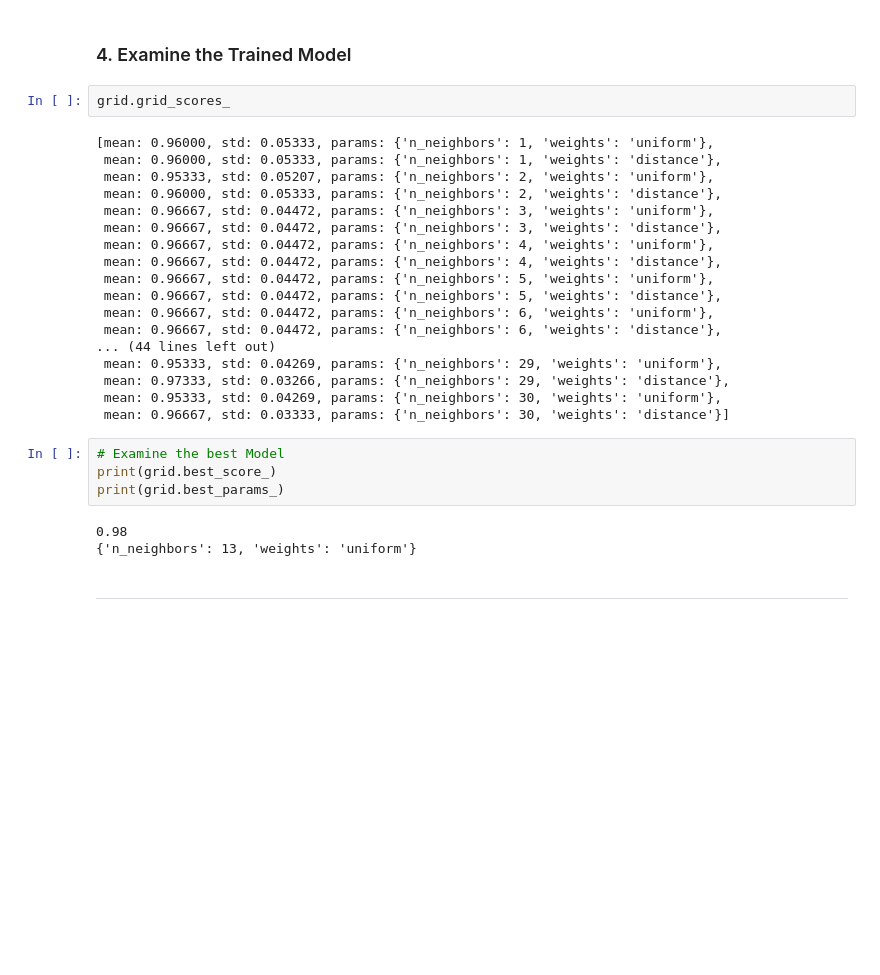
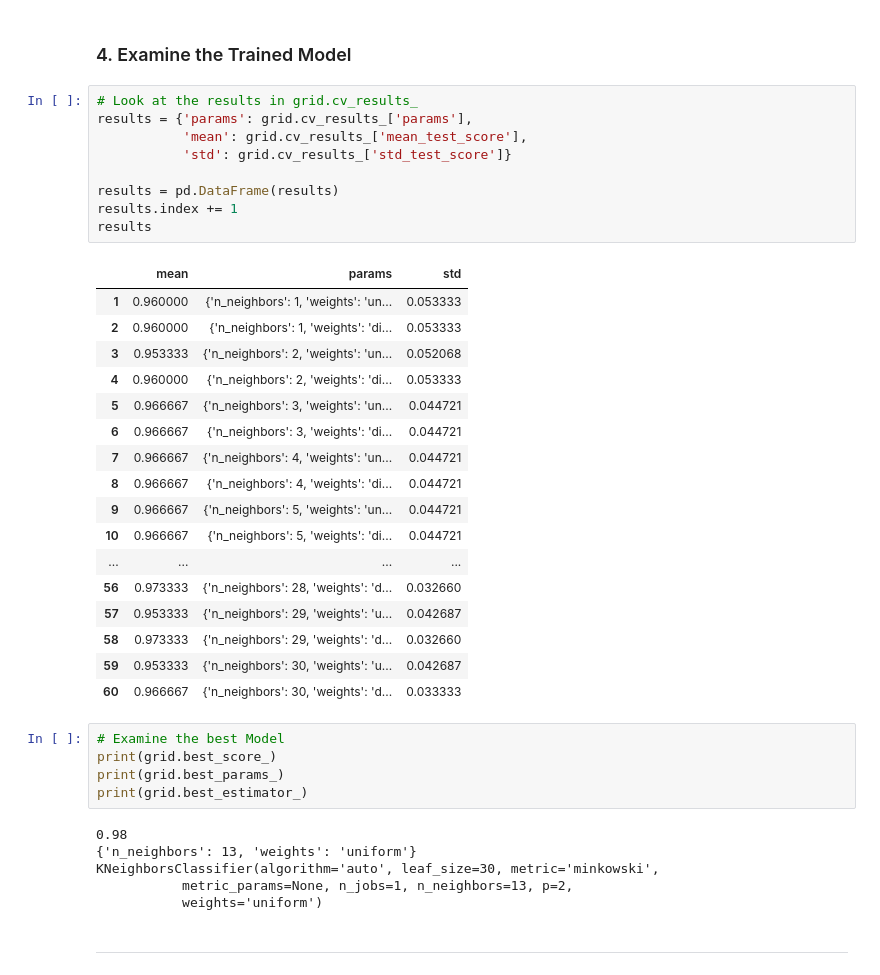
Before and after one commit to romabash/Python-notebooks-collection, a Jupyter notebook: Scikit-learn/6_Model-Tuning.ipynb, the cells around one changed output. Cells and saved outputs as stored; diff of their text form; blank space fills up the shorter version.

```diff
--- a/Scikit-learn/6_Model-Tuning.ipynb
+++ b/Scikit-learn/6_Model-Tuning.ipynb
@@ -232,32 +222,43 @@ GridSearchCV(cv=10, error_score='raise',
 # %% [markdown]
 ### 4. Examine the Trained Model
-# %%
-grid.grid_scores_
-# %% [output]
-[mean: 0.96000, std: 0.05333, params: {'n_neighbors': 1, 'weights': 'uniform'},
- mean: 0.96000, std: 0.05333, params: {'n_neighbors': 1, 'weights': 'distance'},
- mean: 0.95333, std: 0.05207, params: {'n_neighbors': 2, 'weights': 'uniform'},
- mean: 0.96000, std: 0.05333, params: {'n_neighbors': 2, 'weights': 'distance'},
- mean: 0.96667, std: 0.04472, params: {'n_neighbors': 3, 'weights': 'uniform'},
- mean: 0.96667, std: 0.04472, params: {'n_neighbors': 3, 'weights': 'distance'},
- mean: 0.96667, std: 0.04472, params: {'n_neighbors': 4, 'weights': 'uniform'},
- mean: 0.96667, std: 0.04472, params: {'n_neighbors': 4, 'weights': 'distance'},
- mean: 0.96667, std: 0.04472, params: {'n_neighbors': 5, 'weights': 'uniform'},
- mean: 0.96667, std: 0.04472, params: {'n_neighbors': 5, 'weights': 'distance'},
- mean: 0.96667, std: 0.04472, params: {'n_neighbors': 6, 'weights': 'uniform'},
- mean: 0.96667, std: 0.04472, params: {'n_neighbors': 6, 'weights': 'distance'},
-... (44 lines left out)
- mean: 0.95333, std: 0.04269, params: {'n_neighbors': 29, 'weights': 'uniform'},
- mean: 0.97333, std: 0.03266, params: {'n_neighbors': 29, 'weights': 'distance'},
- mean: 0.95333, std: 0.04269, params: {'n_neighbors': 30, 'weights': 'uniform'},
- mean: 0.96667, std: 0.03333, params: {'n_neighbors': 30, 'weights': 'distance'}]
+# %%
+# Look at the results in grid.cv_results_
+results = {'params': grid.cv_results_['params'],
+           'mean': grid.cv_results_['mean_test_score'],
+           'std': grid.cv_results_['std_test_score']}
+
+results = pd.DataFrame(results)
+results.index += 1
+results
+# %% [output]
+|  | mean | params | std |
+| 1 | 0.960000 | {'n_neighbors': 1, 'weights': 'un... | 0.053333 |
+| 2 | 0.960000 | {'n_neighbors': 1, 'weights': 'di... | 0.053333 |
+| 3 | 0.953333 | {'n_neighbors': 2, 'weights': 'un... | 0.052068 |
+| 4 | 0.960000 | {'n_neighbors': 2, 'weights': 'di... | 0.053333 |
+| 5 | 0.966667 | {'n_neighbors': 3, 'weights': 'un... | 0.044721 |
+| 6 | 0.966667 | {'n_neighbors': 3, 'weights': 'di... | 0.044721 |
+| 7 | 0.966667 | {'n_neighbors': 4, 'weights': 'un... | 0.044721 |
+| 8 | 0.966667 | {'n_neighbors': 4, 'weights': 'di... | 0.044721 |
+| 9 | 0.966667 | {'n_neighbors': 5, 'weights': 'un... | 0.044721 |
+| 10 | 0.966667 | {'n_neighbors': 5, 'weights': 'di... | 0.044721 |
+| ... | ... | ... | ... |
+| 56 | 0.973333 | {'n_neighbors': 28, 'weights': 'd... | 0.032660 |
+| 57 | 0.953333 | {'n_neighbors': 29, 'weights': 'u... | 0.042687 |
+| 58 | 0.973333 | {'n_neighbors': 29, 'weights': 'd... | 0.032660 |
+| 59 | 0.953333 | {'n_neighbors': 30, 'weights': 'u... | 0.042687 |
+| 60 | 0.966667 | {'n_neighbors': 30, 'weights': 'd... | 0.033333 |
 # %%
 # Examine the best Model
 print(grid.best_score_)
 print(grid.best_params_)
+print(grid.best_estimator_)
 # %% [output]
 0.98
 {'n_neighbors': 13, 'weights': 'uniform'}
+KNeighborsClassifier(algorithm='auto', leaf_size=30, metric='minkowski',
+           metric_params=None, n_jobs=1, n_neighbors=13, p=2,
+           weights='uniform')
 # %% [markdown]
 <hr>
 # %% [markdown]
```
Also changed, not shown: parts of 18 cells of this notebook.
